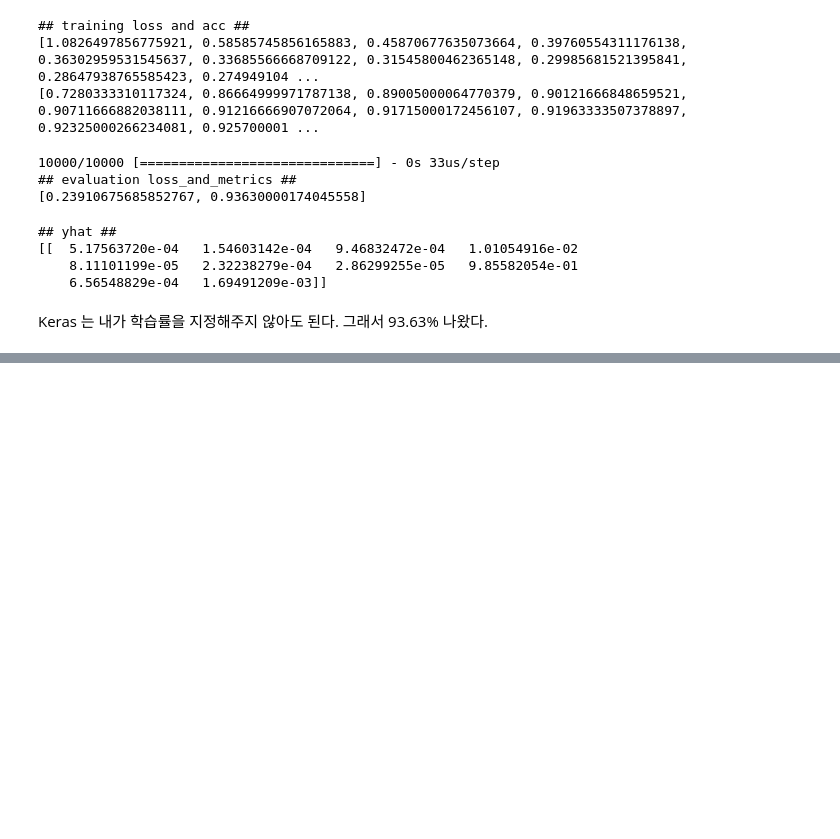
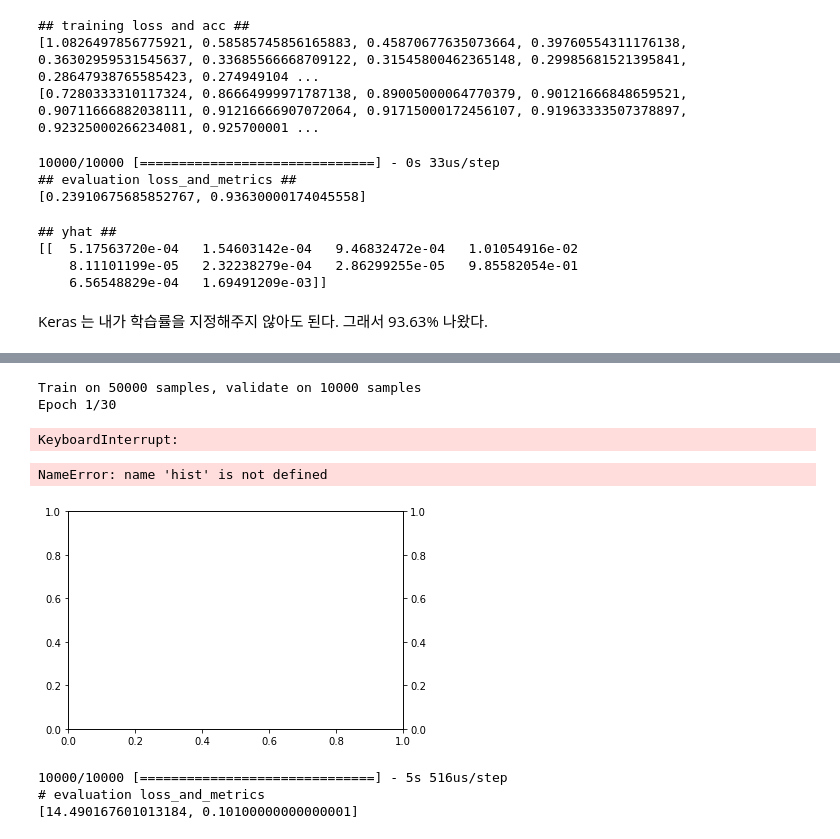
Before and after one commit to anolab/deeplearning1, a Jupyter notebook: 3rd/5. Neural Network(2) - MNIST.ipynb, the cells around one changed output, grey strips where cells are left out. Cells and saved outputs as stored; diff of their text form; code cells hidden in the pictures; blank space fills up the shorter version.

```diff
--- a/3rd/5. Neural Network(2) - MNIST.ipynb
+++ b/3rd/5. Neural Network(2) - MNIST.ipynb
@@ -197,0 +669,59 @@ Keras 는 내가 학습률을 지정해주지 않아도 된다. 그래서 93.63%
+# %%
+y_train = np_utils.to_categorical(y_train)
+y_val = np_utils.to_categorical(y_val)
+y_test = np_utils.to_categorical(y_test)
+# %%
+#2. 모델 구성하기
+model = Sequential()
+model.add(Dense(256, input_dim=width*height, activation='relu'))
+model.add(Dropout(0.3))
+model.add(Dense(256, activation='relu'))
+model.add(Dropout(0.3))
+model.add(Dense(256, activation='relu'))
+model.add(Dropout(0.3))
+model.add(Dense(10, activation='softmax'))
+# %%
+#3. 모델 학습과정 설정하기
+model.compile(loss="categorical_crossentropy", optimizer='adam', metrics=['accuracy'])
+# %%
+#4. 모델 학습시키기
+hist = model.fit(x_train, y_train, epochs=30, batch_size=32, validation_data=(x_val, y_val))
+# %% [output]
+Train on 50000 samples, validate on 10000 samples
+Epoch 1/30
+KeyboardInterrupt:
+# %%
+#5. 학습과정 살펴보기
+%matplotlib inline
+import matplotlib.pyplot as plt
+
+fig, loss_ax = plt.subplots()
+acc_ax = loss_ax.twinx()
+
+loss_ax.plot(hist.history['loss'], 'y', label='train loss')
+loss_ax.plot(hist.history['var_loss'], 'y', label='val loss')
+loss_ax.set_ylim([0.0, 0.5])
+
+acc_ax.plot(hist.history(['acc'], 'b', label='train acc'))
+acc_ax.plot(hist.history(['val_acc'], 'g', label='val acc'))
+acc_ax.set_ylim([0.8, 1.0])
+
+loss_ax.set_xlabel('epoch')
+loss_ax.set_ylabel('loss')
+acc_ax.set_ylabel('accuracy')
+
+loss_ax.legend(loc='upper left')
+acc_ax.legend(loc='lower left')
+plt.show()
+# %% [output]
+NameError: name 'hist' is not defined
+[figure, added]
+# %%
+#6. 모델 평가하기
+loss_and_metrics = model.evaluate(x_test, y_test, batch_size=32)
+print("# evaluation loss_and_metrics")
+print(loss_and_metrics)
+# %% [output]
+10000/10000 [==============================] - 5s 516us/step
+# evaluation loss_and_metrics
+[14.490167601013184, 0.10100000000000001]
```
Also changed, not shown: parts of 28 cells of this notebook, 4 other files.
